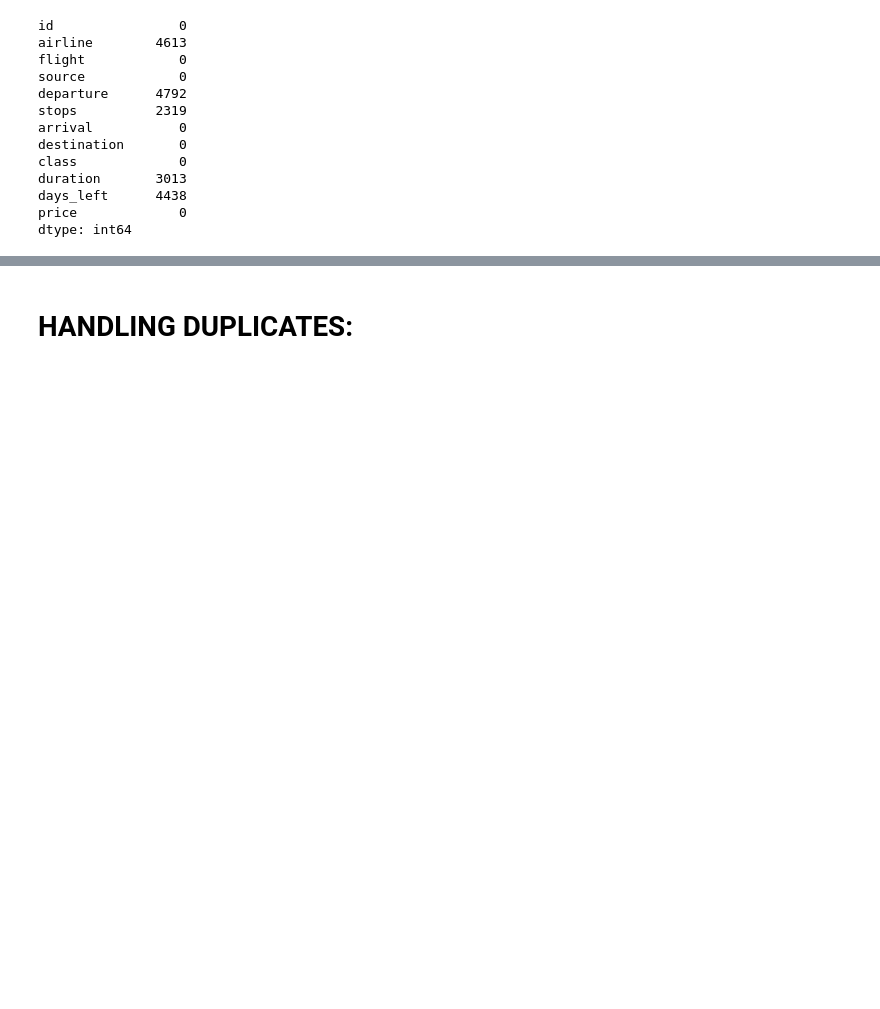
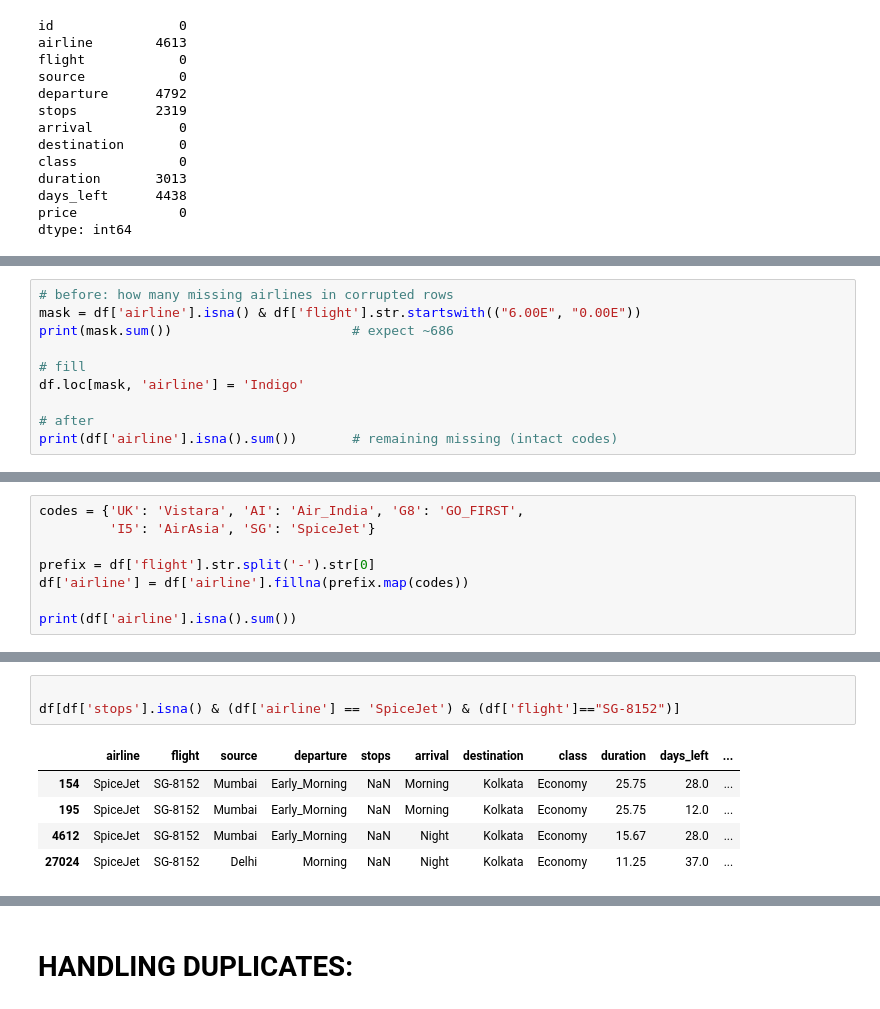
Before and after one commit to harshini-sudharsan/Kaggle_Assignment1, a Jupyter notebook: models.ipynb, the cells around one changed output, grey strips where cells are left out. Saved outputs shown, nothing was run; the diff lists cells and outputs as text; blank space fills up the shorter version.

```diff
--- a/models.ipynb
+++ b/models.ipynb
@@ -100,3 +100,13 @@ dtype: int64
 steps taken to rectify:
 - filtering out the 6.00E/0.00E corrupted values in flight
 - filling those with missing airline with 'Indigo'
+# %%
+# before: how many missing airlines in corrupted rows
+mask = df['airline'].isna() & df['flight'].str.startswith(("6.00E", "0.00E"))
+print(mask.sum())                       # expect ~686
+
+# fill
+df.loc[mask, 'airline'] = 'Indigo'
+
+# after
+print(df['airline'].isna().sum())       # remaining missing (intact codes)
@@ -102,0 +118,8 @@ steps taken to rectify:
+# %%
+codes = {'UK': 'Vistara', 'AI': 'Air_India', 'G8': 'GO_FIRST',
+         'I5': 'AirAsia', 'SG': 'SpiceJet'}
+
+prefix = df['flight'].str.split('-').str[0]
+df['airline'] = df['airline'].fillna(prefix.map(codes))
+
+print(df['airline'].isna().sum())
@@ -102,0 +145,9 @@ steps taken to rectify:
+# %%
+
+df[df['stops'].isna() & (df['airline'] == 'SpiceJet') & (df['flight']=="SG-8152")]
+# %% [output]
+|  | airline | flight | source | departure | stops | arrival | destination | class | duration | days_left | ... |
+| 154 | SpiceJet | SG-8152 | Mumbai | Early_Morning | NaN | Morning | Kolkata | Economy | 25.75 | 28.0 | ... |
+| 195 | SpiceJet | SG-8152 | Mumbai | Early_Morning | NaN | Morning | Kolkata | Economy | 25.75 | 12.0 | ... |
+| 4612 | SpiceJet | SG-8152 | Mumbai | Early_Morning | NaN | Night | Kolkata | Economy | 15.67 | 28.0 | ... |
+| 27024 | SpiceJet | SG-8152 | Delhi | Morning | NaN | Night | Kolkata | Economy | 11.25 | 37.0 | ... |
```
Also changed, not shown: parts of 17 cells of this notebook.
